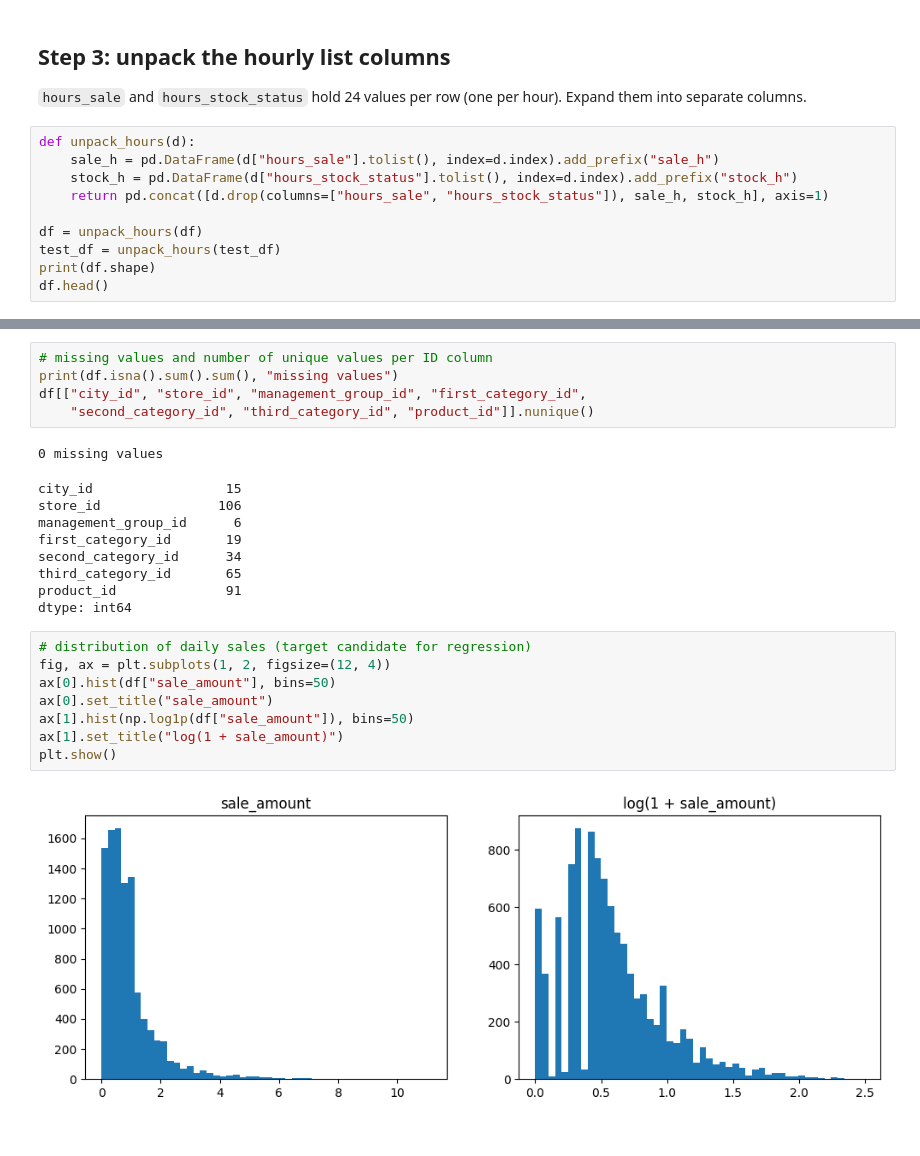
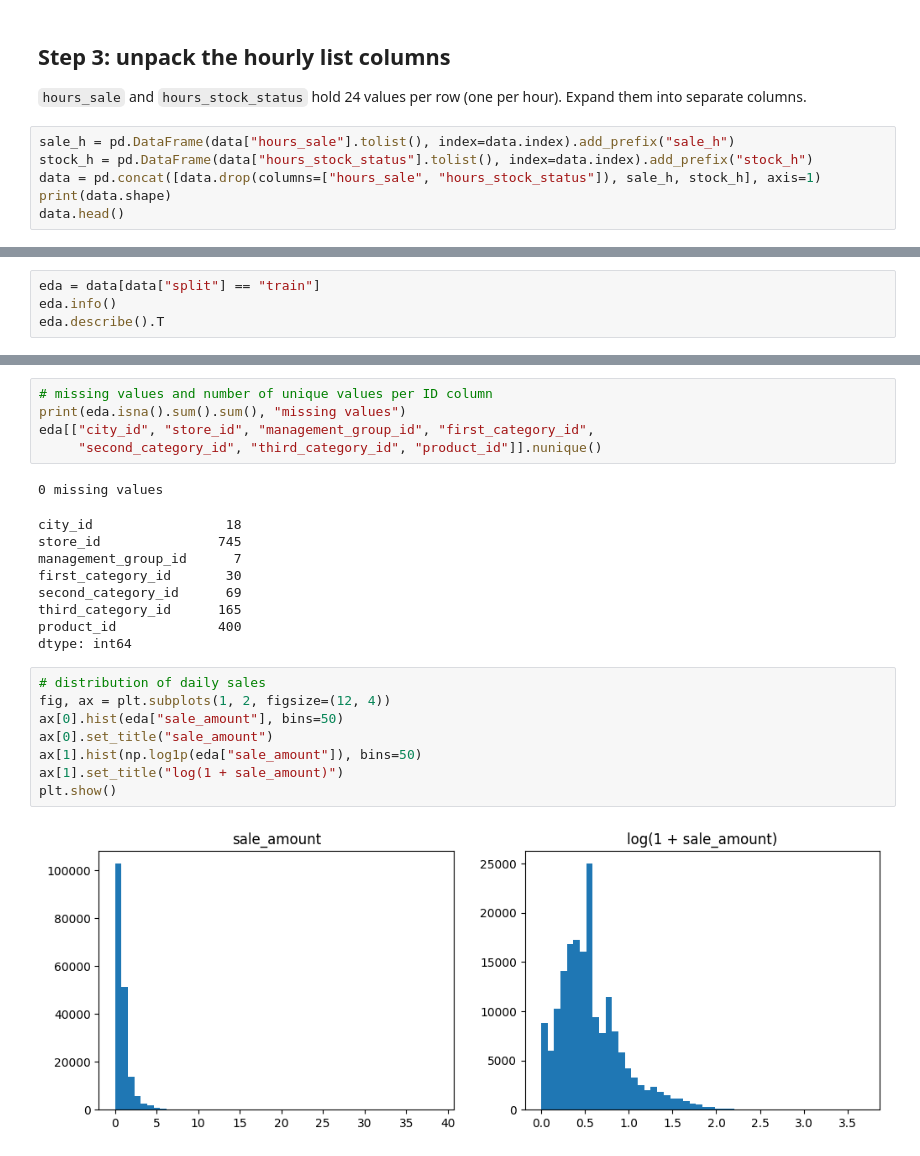
Before and after one commit to KTECeline/ODL-G15, a Jupyter notebook: Dataset.ipynb, the cells around one changed output, grey strips where cells are left out. Drawn from its saved outputs; the diff is of its cells as text.

```diff
--- a/Dataset.ipynb
+++ b/Dataset.ipynb
@@ -87,13 +84,9 @@ series: 112
 ## Step 3: unpack the hourly list columns
 `hours_sale` and `hours_stock_status` hold 24 values per row (one per hour). Expand them into separate columns.
 # %%
-def unpack_hours(d):
-    sale_h = pd.DataFrame(d["hours_sale"].tolist(), index=d.index).add_prefix("sale_h")
-    stock_h = pd.DataFrame(d["hours_stock_status"].tolist(), index=d.index).add_prefix("stock_h")
-    return pd.concat([d.drop(columns=["hours_sale", "hours_stock_status"]), sale_h, stock_h], axis=1)
-
-df = unpack_hours(df)
-test_df = unpack_hours(test_df)
-print(df.shape)
-df.head()
+sale_h = pd.DataFrame(data["hours_sale"].tolist(), index=data.index).add_prefix("sale_h")
+stock_h = pd.DataFrame(data["hours_stock_status"].tolist(), index=data.index).add_prefix("stock_h")
+data = pd.concat([data.drop(columns=["hours_sale", "hours_stock_status"]), sale_h, stock_h], axis=1)
+print(data.shape)
+data.head()
 # %% [output]
@@ -143,0 +103,4 @@ memory usage: 4.9 MB
+# %%
+eda = data[data["split"] == "train"]
+eda.info()
+eda.describe().T
@@ -144,26 +138,26 @@ memory usage: 4.9 MB
 # %%
 # missing values and number of unique values per ID column
-print(df.isna().sum().sum(), "missing values")
-df[["city_id", "store_id", "management_group_id", "first_category_id",
-    "second_category_id", "third_category_id", "product_id"]].nunique()
+print(eda.isna().sum().sum(), "missing values")
+eda[["city_id", "store_id", "management_group_id", "first_category_id",
+     "second_category_id", "third_category_id", "product_id"]].nunique()
 # %% [output]
 0 missing values
-city_id                 15
-store_id               106
-management_group_id      6
-first_category_id       19
-second_category_id      34
-third_category_id       65
-product_id              91
+city_id                 18
+store_id               745
+management_group_id      7
+first_category_id       30
+second_category_id      69
+third_category_id      165
+product_id             400
 dtype: int64
 # %%
-# distribution of daily sales (target candidate for regression)
+# distribution of daily sales
 fig, ax = plt.subplots(1, 2, figsize=(12, 4))
-ax[0].hist(df["sale_amount"], bins=50)
+ax[0].hist(eda["sale_amount"], bins=50)
 ax[0].set_title("sale_amount")
-ax[1].hist(np.log1p(df["sale_amount"]), bins=50)
+ax[1].hist(np.log1p(eda["sale_amount"]), bins=50)
 ax[1].set_title("log(1 + sale_amount)")
 plt.show()
 # %% [output]
-[figure, old version]
+[figure, new version]
 # %%
```
Also changed, not shown: parts of 17 cells of this notebook, 6 other files.
